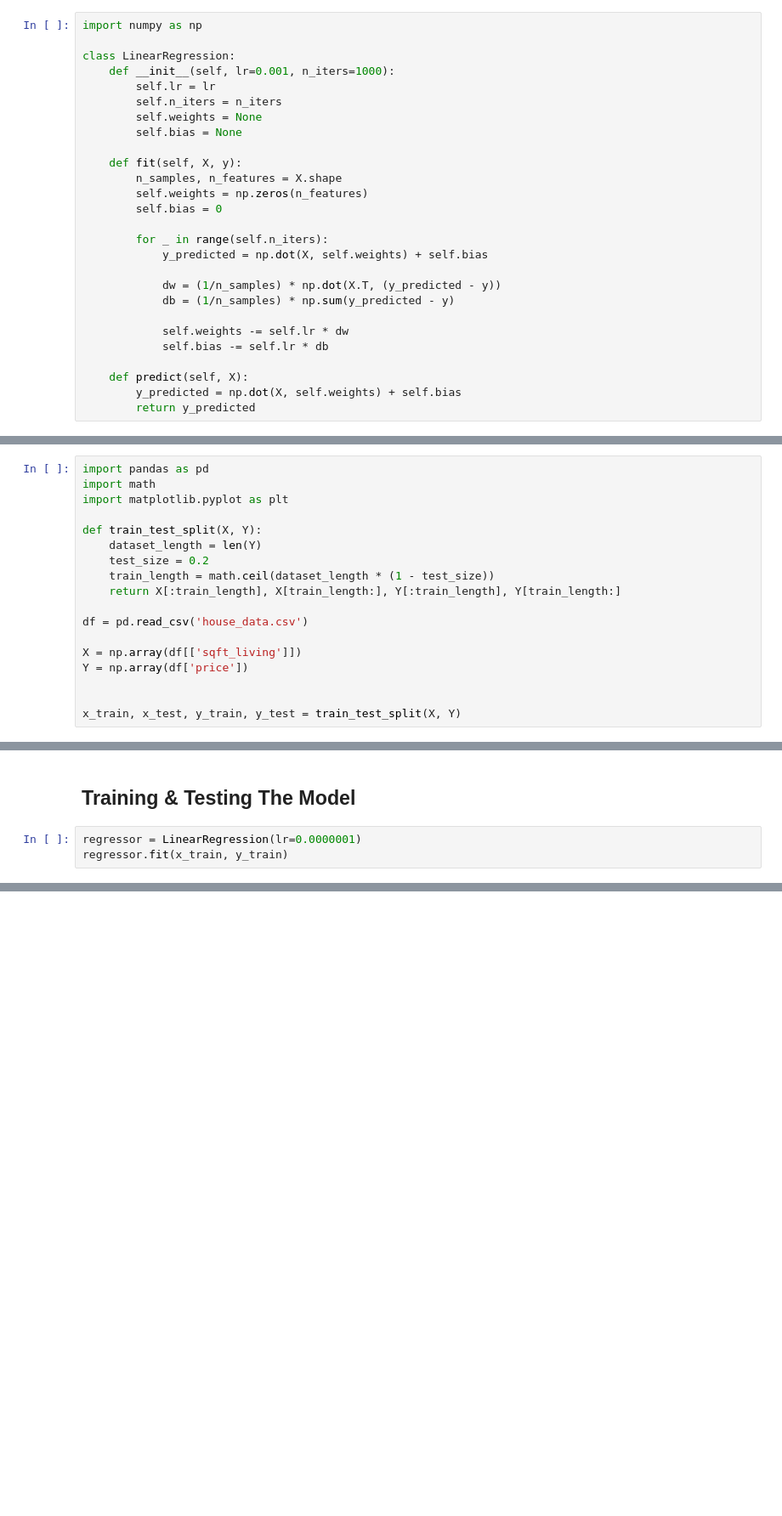
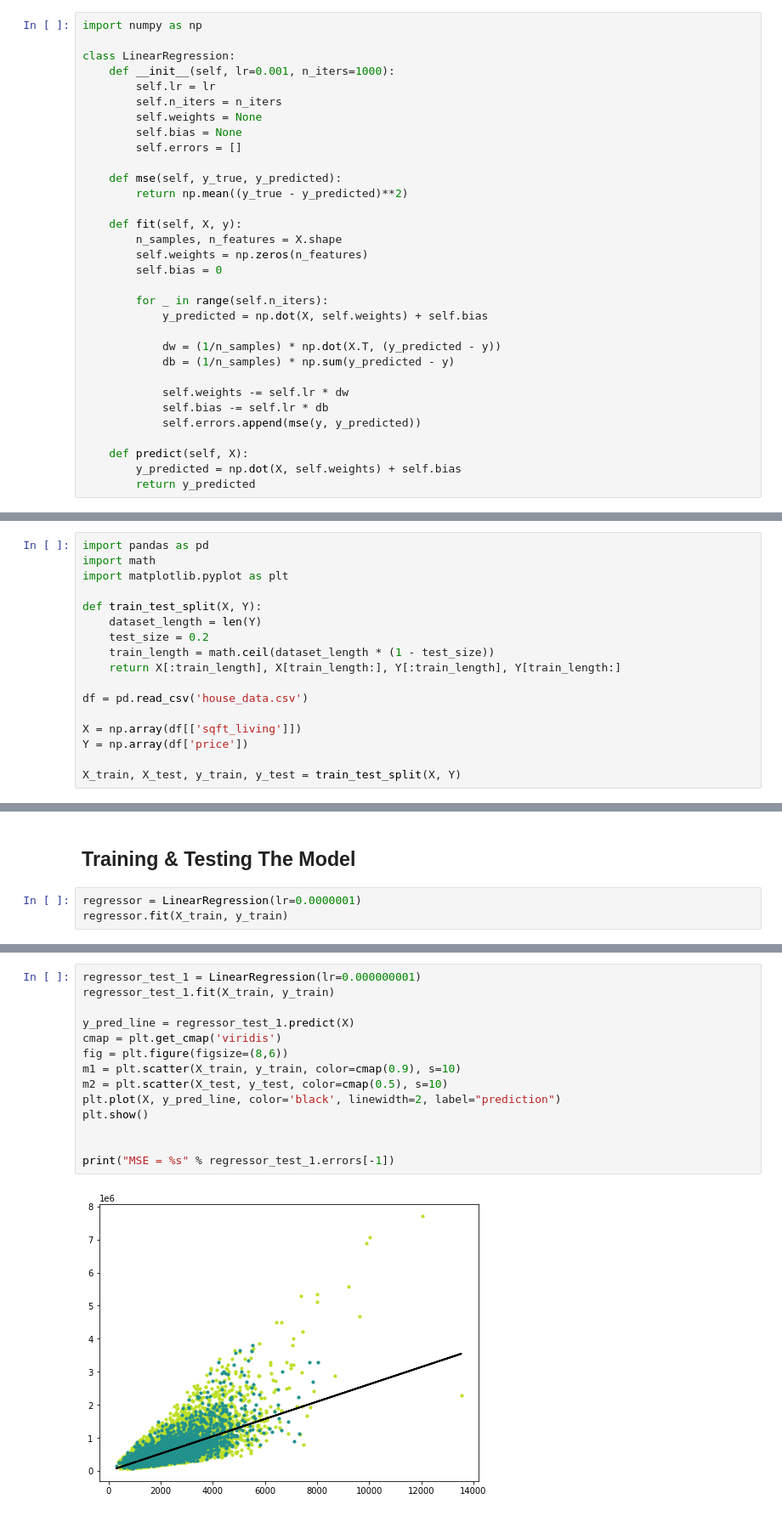
Before and after one commit to BahaaEldeenOsama/ML-Algorithms, a Jupyter notebook: Assignment-1/Linear Regression.ipynb, the cells around one changed output, grey strips where cells are left out. Shown at 85% size. Drawn from its saved outputs; the diff is of its cells as text; blank space fills up the shorter version.

Commit message:
Finishing single variable linear regression

```diff
--- a/Assignment-1/Linear Regression.ipynb
+++ b/Assignment-1/Linear Regression.ipynb
@@ -9,6 +9,10 @@ class LinearRegression:
         self.n_iters = n_iters
         self.weights = None
         self.bias = None
+        self.errors = []
+
+    def mse(self, y_true, y_predicted):
+        return np.mean((y_true - y_predicted)**2)
 
     def fit(self, X, y):
         n_samples, n_features = X.shape
@@ -23,6 +27,7 @@ class LinearRegression:
 
             self.weights -= self.lr * dw
             self.bias -= self.lr * db
+            self.errors.append(mse(y, y_predicted))
 
     def predict(self, X):
         y_predicted = np.dot(X, self.weights) + self.bias
@@ -45,8 +50,7 @@ df = pd.read_csv('house_data.csv')
 X = np.array(df[['sqft_living']])
 Y = np.array(df['price'])
 
-
-x_train, x_test, y_train, y_test = train_test_split(X, Y)
+X_train, X_test, y_train, y_test = train_test_split(X, Y)
 # %% [markdown]
 ## Plotting The Original Dataset
 # %%
@@ -61,7 +65,7 @@ plt.show()
 ## Training & Testing The Model
 # %%
 regressor = LinearRegression(lr=0.0000001)
-regressor.fit(x_train, y_train)
+regressor.fit(X_train, y_train)
 # %%
 y_pred_line = regressor.predict(X)
 cmap = plt.get_cmap('viridis')
@@ -74,0 +99,16 @@ plt.show()
+# %%
+regressor_test_1 = LinearRegression(lr=0.000000001)
+regressor_test_1.fit(X_train, y_train)
+
+y_pred_line = regressor_test_1.predict(X)
+cmap = plt.get_cmap('viridis')
+fig = plt.figure(figsize=(8,6))
+m1 = plt.scatter(X_train, y_train, color=cmap(0.9), s=10)
+m2 = plt.scatter(X_test, y_test, color=cmap(0.5), s=10)
+plt.plot(X, y_pred_line, color='black', linewidth=2, label="prediction")
+plt.show()
+
+
+print("MSE = %s" % regressor_test_1.errors[-1])
+# %% [output]
+[figure, added]
```
Also changed, not shown: parts of 11 cells of this notebook.
